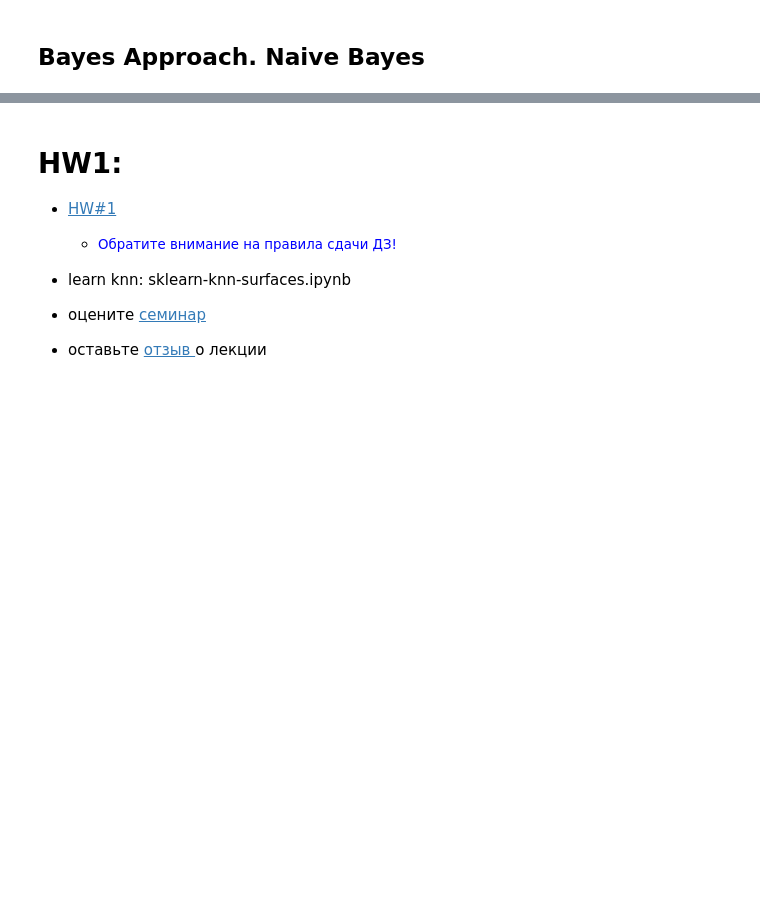
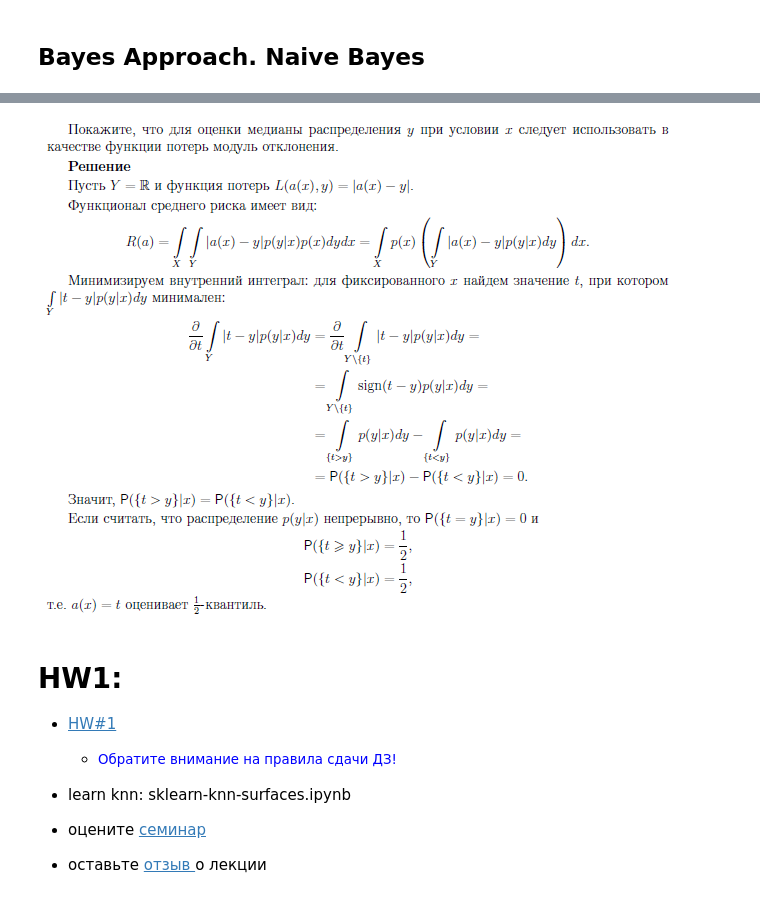
Before and after one commit to ml-mipt/ml-mipt-part1, a Jupyter notebook: 2017/seminars/03-pandas/496/seminar_02-03.ipynb, the cells around one changed output, grey strips where cells are left out. Drawn from its saved outputs; the diff is of its cells as text; code cells hidden in the pictures; blank space fills up the shorter version.

```diff
--- a/2017/seminars/03-pandas/496/seminar_02-03.ipynb
+++ b/2017/seminars/03-pandas/496/seminar_02-03.ipynb
@@ -880,3 +889,7 @@ print(true_score)
+# %%
+Image('pic/Task3.png')
+# %% [output]
+[figure, added]
 # %% [markdown]
 # HW1:
   * <a href = "https://github.com/ml-mipt/ml-mipt-part1/blob/master/2017/home_work/knn_cross_validation/task1_496.ipynb"> HW#1 <a>
```
Also changed, not shown: parts of 6 cells of this notebook.
